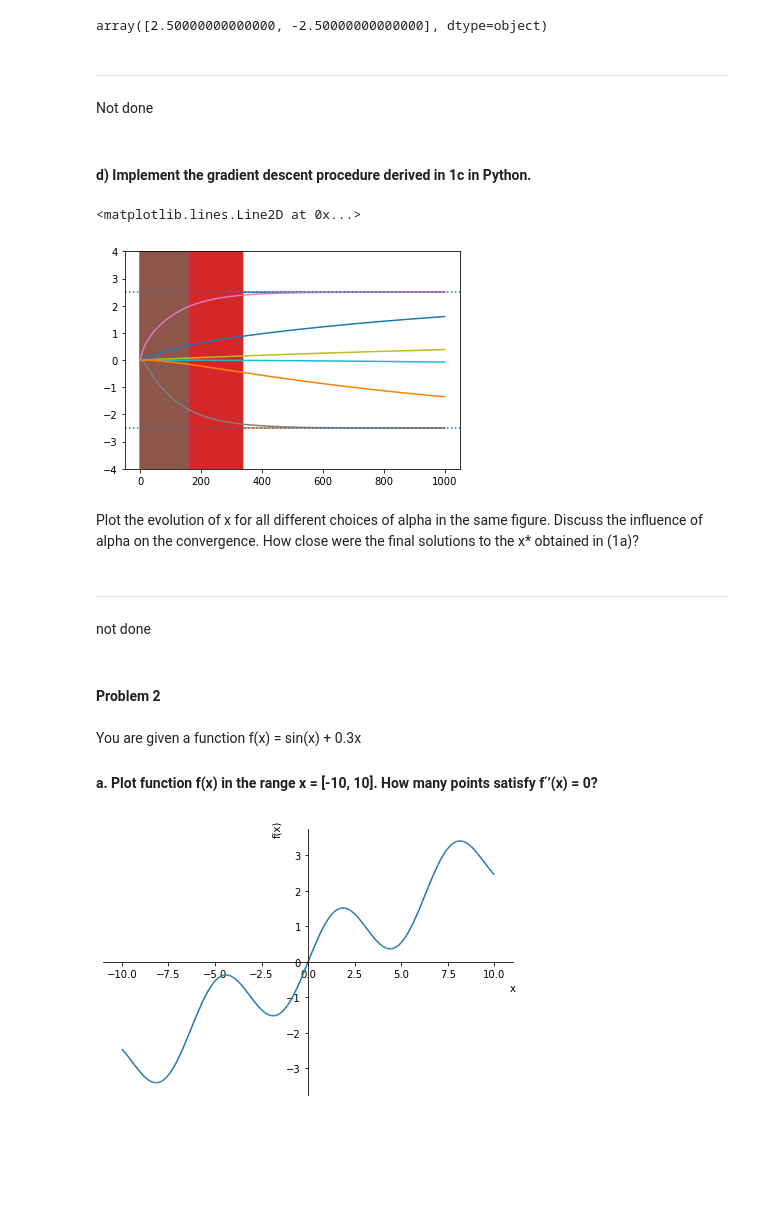
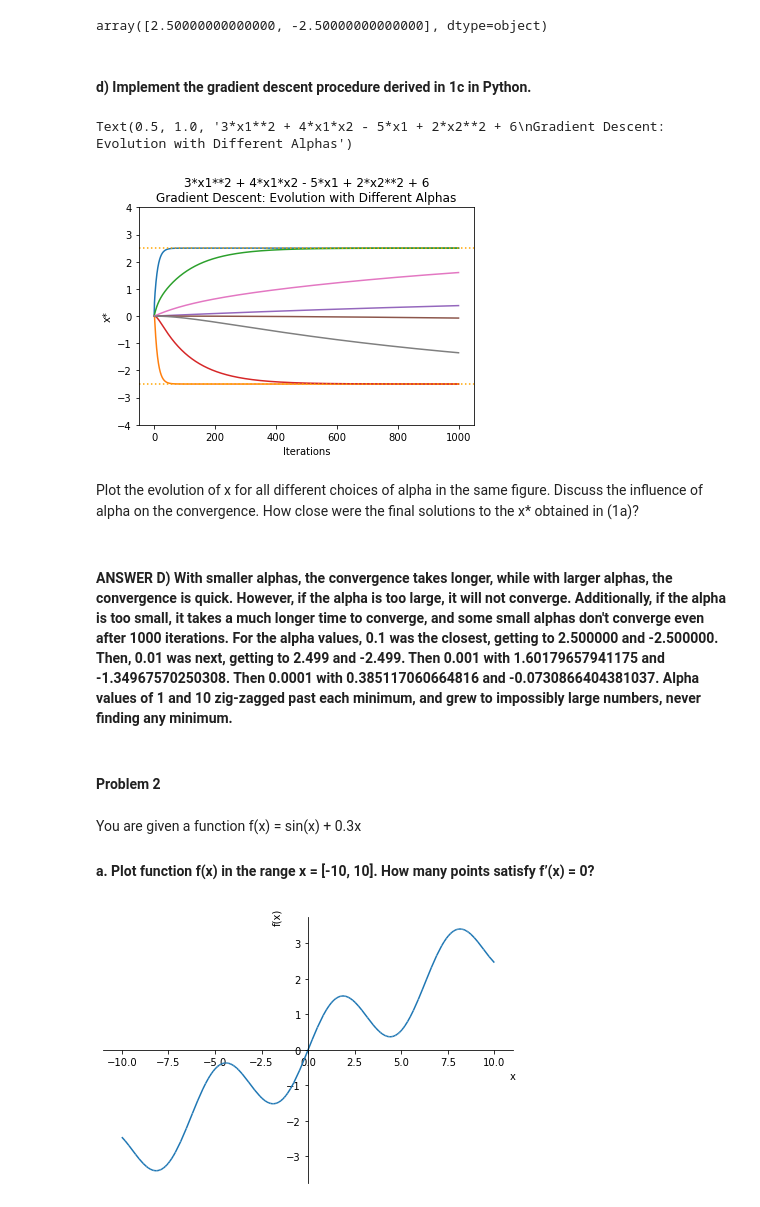
Before and after one commit to viabard/machine-learning, a Jupyter notebook: hw3/hw3.ipynb, the cells around one changed output. Saved outputs shown, nothing was run; the diff lists cells and outputs as text; code cells hidden in the pictures; blank space fills up the shorter version.

```diff
--- a/hw3/hw3.ipynb
+++ b/hw3/hw3.ipynb
@@ -49,9 +49,6 @@ for i in range(1000):
 x_star
 # %% [output]
 array([2.50000000000000, -2.50000000000000], dtype=object)
-# %% [markdown]
----
-Not done
 # %% [markdown]
 #### d) Implement the gradient descent procedure derived in 1c in Python.
 # %%
@@ -72,23 +69,29 @@ for alpha in alphas:
 # %%
 import matplotlib.pyplot as plt
 for key in alpha_dict.keys():
-    plt.ylim([-4, 4])
-    plt.plot(alpha_dict[key])
-plt.axhline(y=2.5, linestyle='dotted')
-plt.axhline(y=-2.5, linestyle='dotted')
+    if alpha_dict[key][-1][0] < 3 and alpha_dict[key][-1][0] > -3:
+        plt.ylim([-4, 4])
+        plt.plot(alpha_dict[key])
+        #print(f'{key=} {alpha_dict[key][-1]}')
+
+
+plt.axhline(y=2.5, linestyle='dotted', color='orange')
+plt.axhline(y=-2.5, linestyle='dotted', color='orange')
+plt.xlabel('Iterations')
+plt.ylabel('x*')
+plt.title(f'{f}\nGradient Descent: Evolution with Different Alphas')
 # %% [output]
-<matplotlib.lines.Line2D at 0x...>
+Text(0.5, 1.0, '3*x1**2 + 4*x1*x2 - 5*x1 + 2*x2**2 + 6\nGradient Descent: Evolution with Different Alphas')
-[figure, old version]
+[figure, new version]
 # %% [markdown]
 Plot the evolution of x for all different choices of alpha in the same figure. Discuss the influence of alpha on the convergence. How close were the final solutions to the x\* obtained in (1a)?
-# %% [markdown]
----
-not done
+# %% [markdown]
+#### ANSWER D) With smaller alphas, the convergence takes longer, while with larger alphas, the convergence is quick. However, if the alpha is too large, it will not converge. Additionally, if the alpha is too small, it takes a much longer time to converge, and some small alphas don't converge even after 1000 iterations. For the alpha values, 0.1 was the closest, getting to 2.500000 and -2.500000. Then, 0.01 was next, getting to 2.499 and -2.499. Then 0.001 with 1.60179657941175 and -1.34967570250308. Then 0.0001 with 0.385117060664816 and -0.0730866404381037. Alpha values of 1 and 10 zig-zagged past each minimum, and grew to impossibly large numbers, never finding any minimum.
 # %% [markdown]
 #### Problem 2
 # %% [markdown]
 You are given a function f(x) = sin(x) + 0.3x
-#### a. Plot function f(x) in the range x = [-10, 10]. How many points satisfy fʹ’(x) = 0?
+#### a. Plot function f(x) in the range x = [-10, 10]. How many points satisfy f’(x) = 0?
 # %%
 x = sp.Symbol('x')
 f2 = sp.sin(x) + 0.3*x
```
Also changed, not shown: parts of 4 cells of this notebook.
